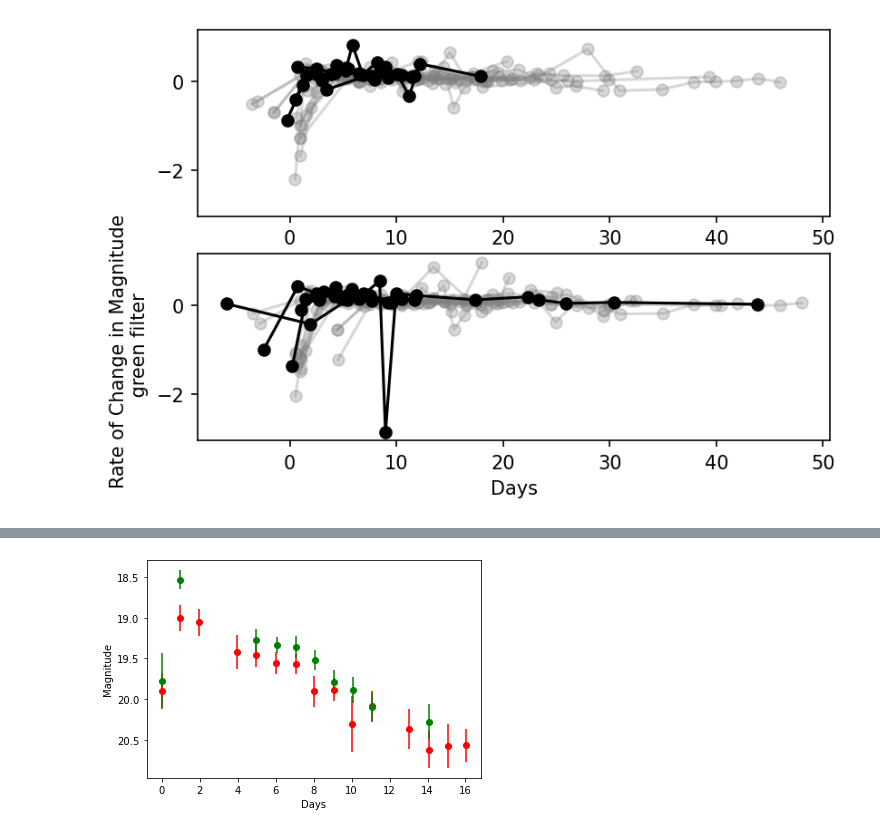
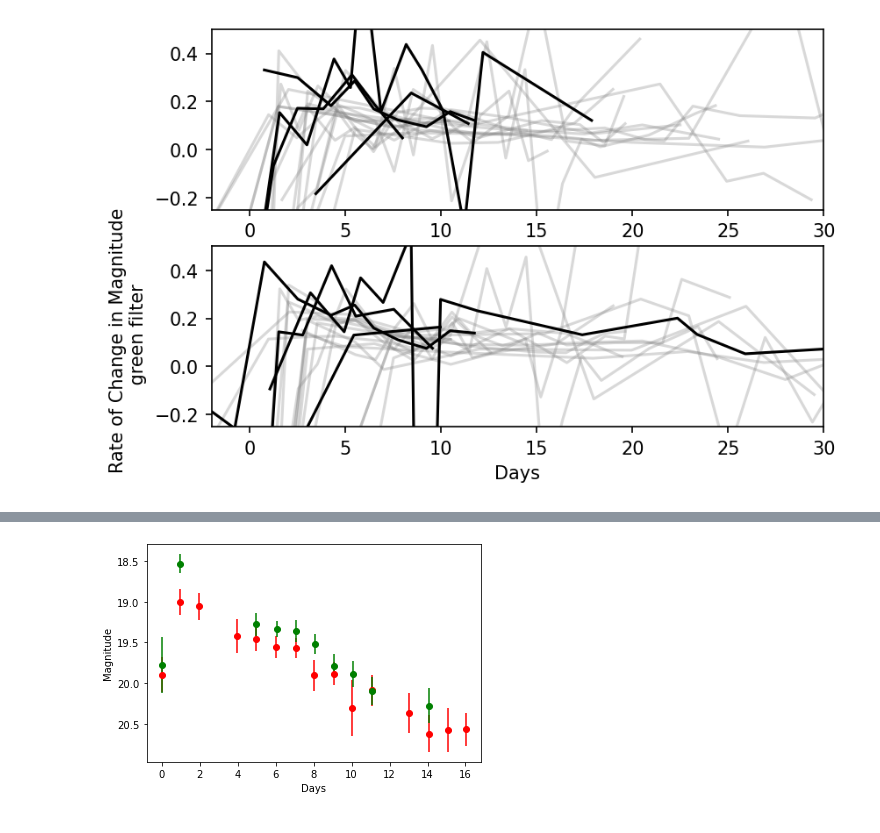
Before and after one commit to magerhart/Summer-Research, a Jupyter notebook: rate of change of magnitude over time (binned)-Copy1.ipynb, the cells around one changed output, grey strips where cells are left out. Cells and saved outputs as stored; diff of their text form; code cells hidden in the pictures.

```diff
--- a/rate of change of magnitude over time (binned)-Copy1.ipynb
+++ b/rate of change of magnitude over time (binned)-Copy1.ipynb
@@ -543,18 +543,18 @@ for objectname in cv_names:
         cv_data = pd.read_csv(data_file)
         nd_cv_data = pd.read_csv(nd_data_file[0])
         slope_r, time_r = plot_on_top_rednd(cv_data, objectname, nd_cv_data)
-        ax1.plot(time_r, slope_r, marker='o', color='grey', alpha=0.3)
+        ax1.plot(time_r, slope_r, color='grey', alpha=0.3)
         slope_g, time_g = plot_on_top_greennd(cv_data, objectname, nd_cv_data)
-        ax2.plot(time_g, slope_g, marker='o', color='grey', alpha=0.3)
+        ax2.plot(time_g, slope_g, color='grey', alpha=0.3)
 
     # Find the detections
     else:
         data_file = glob.glob("C:\\Users\\marya\\Downloads\\%s_2022*\\detections_%s.csv" %(objectname,objectname))[0]
         cv_data = pd.read_csv(data_file)
         slope_r, time_r = plot_on_top_red(cv_data, objectname)
-        ax1.plot(time_r, slope_r, marker='o', color='grey', alpha=0.3)
+        ax1.plot(time_r, slope_r, color='grey', alpha=0.3)
         slope_g, time_g = plot_on_top_green(cv_data, objectname)
-        ax2.plot(time_g, slope_g, marker='o', color='grey', alpha=0.3)
+        ax2.plot(time_g, slope_g, color='grey', alpha=0.3)
 
 
 trans_names = ['ZTF18abvkwla', 'ZTF18abcfcoo', 'ZTF20acigmel']
@@ -566,44 +566,44 @@ for objectname in trans_names:
         cv_data = pd.read_csv(data_file)
         nd_cv_data = pd.read_csv(nd_data_file[0])
         slope_r, time_r = plot_rednd_FBOT(cv_data, objectname, nd_cv_data)
-        ax1.plot(time_r, slope_r, marker='o', color='black')
+        ax1.plot(time_r, slope_r, color='black')
         slope_g, time_g = plot_greennd_FBOT(cv_data, objectname, nd_cv_data)
-        ax2.plot(time_g, slope_g, marker='o', color='black')
+        ax2.plot(time_g, slope_g, color='black')
 
     # Find the detections
     else:
         data_file = glob.glob("C:\\Users\\marya\\Downloads\\%s detections - Sheet1.csv" %(objectname))[0]
         cv_data = pd.read_csv(data_file)
         slope_r, time_r = plot_FBOT_red(cv_data, objectname)
-        ax1.plot(time_r, slope_r, marker='o', color='black')
+        ax1.plot(time_r, slope_r, color='black')
         slope_g, time_g = plot_FBOT_green(cv_data, objectname)
-        ax2.plot(time_g, slope_g, marker='o', color='black')
+        ax2.plot(time_g, slope_g, color='black')
 
 ET_4 = pd.read_csv("C:\\Users\\marya\\Downloads\\ZTF20abfhyil_20220606\\detections_ZTF20abfhyil.csv")
 ND_4 = pd.read_csv("C:\\Users\\marya\\Downloads\\ZTF20abfhyil_20220606\\non_detections_ZTF20abfhyil.csv")
 non_detection_abf = ND_4
 plotname_abf = ET_4
 objectname_abf = 'ZTF20abfhyil'
 slope_abf, time_abf = plot_on_top_rednd(plotname_abf, objectname_abf, non_detection_abf)
-ax1.plot(time_abf, slope_abf, marker='o', color='black')
+ax1.plot(time_abf, slope_abf, color='black')
 
 slope_abf, time_abf = plot_on_top_greennd(plotname_abf, objectname_abf, non_detection_abf)
-ax2.plot(time_abf, slope_abf, marker='o', color='black')
+ax2.plot(time_abf, slope_abf, color='black')
 
 
 # Adding text to plot
 
 ax2.set_xlabel("Days")
 ax2.set_ylabel(f'Rate of Change in Magnitude \n green filter')
 ax1.get_shared_x_axes().join(ax1,ax2)
 ax1.get_shared_y_axes().join(ax1,ax2)
 
-#ax1.set_ylim(-0.3, 0.5)
-
+ax1.set_ylim(-0.25, 0.5)
+ax1.set_xlim(-2, 30)
 
 plt.show()
 # %% [output]
-[figure, old version]
+[figure, new version]
 # %%
 abv_detections = pd.read_csv("C:\\Users\\marya\\Downloads\\ZTF18abvkwla detections - Sheet1.csv")
 abv_nd = pd.read_csv("C:\\Users\\marya\\Downloads\\ZTF18abvkwla non detections - Sheet1.csv")
```
Also changed, not shown: parts of 1 cell of this notebook.
